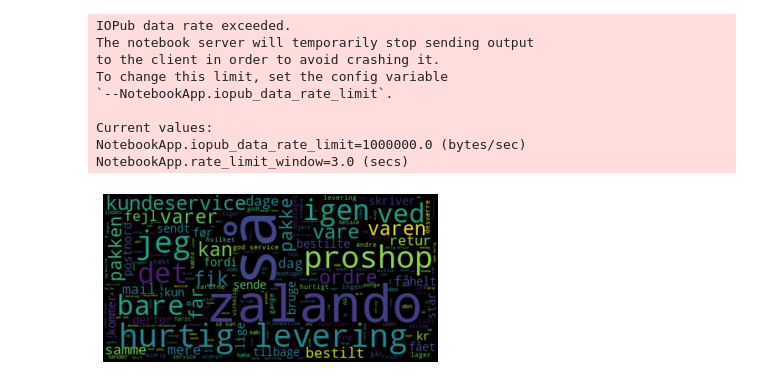
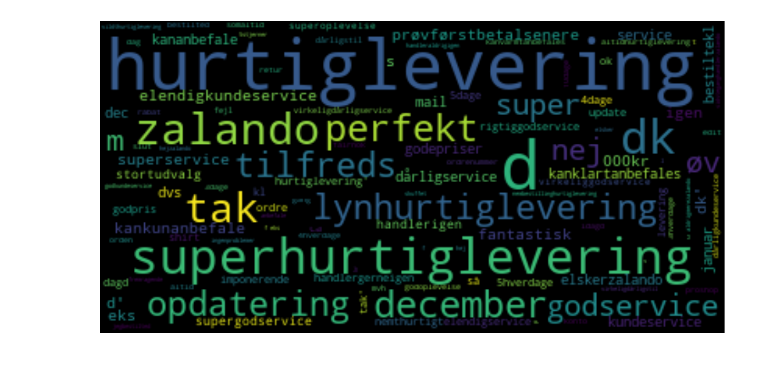
Before and after one commit to Kofoedsan/Python-TrustpilotPredict, a Jupyter notebook: 05_wordcloud.ipynb, the cells around one changed output. Cells and saved outputs as stored; diff of their text form; code cells hidden in the pictures.

Commit message:
first wordcloud alpha

```diff
--- a/05_wordcloud.ipynb
+++ b/05_wordcloud.ipynb
@@ -2,10 +2,13 @@
 import nltk
 import pandas as pd
 from nltk.corpus import stopwords
+from nltk.tokenize import word_tokenize
 from PIL import Image
-from wordcloud import WordCloud, STOPWORDS, ImageColorGenerator
+from wordcloud import WordCloud
 import matplotlib.pyplot as plt
 #nltk.download('stopwords')
+# nltk.download('punkt')
+
 
 
 df = pd.read_csv("ProShop_Zalando_test.csv")
@@ -15,57 +18,53 @@ df.columns = ["rating", "review"]
 rawlist = list(df.review)
 
 
-rawlist = str(rawlist).split()
-print(rawlist)
+rawlist = str(rawlist)
+
+
+word_tokens = word_tokenize(rawlist)
+
+
+
+filtered_sentence = [w for w in word_tokens if not w.lower()]
+filtered_sentence = []
 
 # x1 = df.set_index('review')
 
 # x = df['review']
 
 
 # print(type(x1))
 
 # words = x1['review']
 # print(words)
 
-shortlisted_words=[]
+shortlisted_words= filtered_sentence
 
 # lines=""
 # for line in x:
 #     lines = lines + "".join(line)
 
 # lines = lines.split()
 
 
-lines = str(x)
+
 #print(lines)
 
 stopwords = set(stopwords.words('danish'))
-stopwords.add('Det')
 
 #Stopwords mangler
-for w in rawlist:
-    if w in stopwords:
-        pass
-    else:
-        shortlisted_words.append(w)
+for w in word_tokens:
+    if w not in stopwords:
+       filtered_sentence.append(w)
 
-# CONVERT LIST OF WORDS TO ONE LONG ASS SENTENCE
-sentence = " ".join(shortlisted_words)
+#print(filtered_sentence)
+words =''.join(str(item) for item in filtered_sentence)
 
 #CREATE NEW WORDCLOUD WITH NEW SENTENCE WITH REMOVED STOPWORDS
-wordcloud = WordCloud().generate(sentence)
+wordcloud = WordCloud().generate(words)
+plt.figure(figsize=(20,10))
 plt.imshow(wordcloud, interpolation='bilinear')
 plt.axis("off")
 plt.show()
 # %% [output]
-IOPub data rate exceeded.
-The notebook server will temporarily stop sending output
-to the client in order to avoid crashing it.
-To change this limit, set the config variable
-`--NotebookApp.iopub_data_rate_limit`.
-
-Current values:
-NotebookApp.iopub_data_rate_limit=1000000.0 (bytes/sec)
-NotebookApp.rate_limit_window=3.0 (secs)
-[figure, old version]
+[figure, new version]
```
